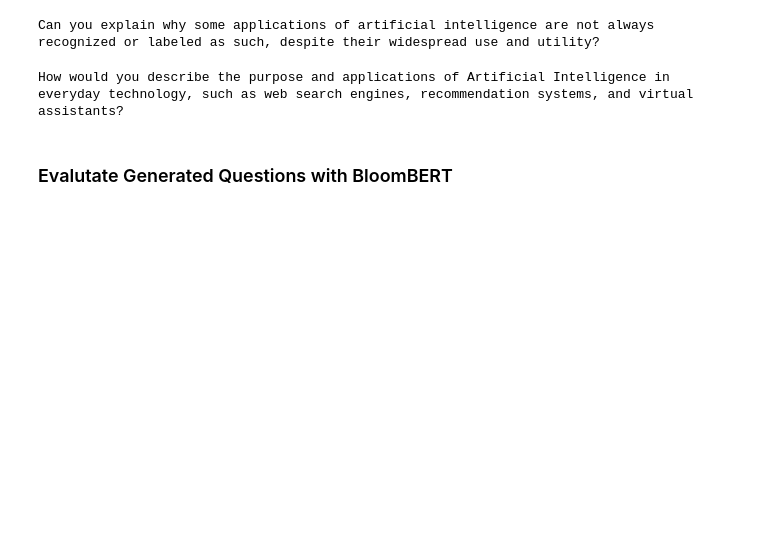
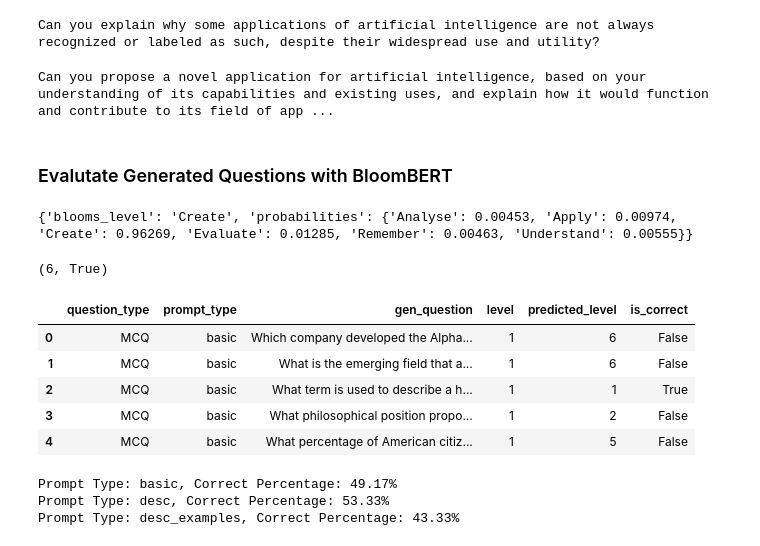
Before and after one commit to schole-ai/content-delivery, a Jupyter notebook: notebooks/bloom.ipynb, the cells around one changed output. Saved outputs shown, nothing was run; the diff lists cells and outputs as text; code cells hidden in the pictures; blank space fills up the shorter version.

```diff
--- a/notebooks/bloom.ipynb
+++ b/notebooks/bloom.ipynb
@@ -43,9 +45,33 @@ print(question)
 # %% [output]
 Can you explain why some applications of artificial intelligence are not always recognized or labeled as such, despite their widespread use and utility?
 # %%
-question = bloom_generator.generate_question(chunks[0], question_type="SAQ", level=2, prompt_type="desc_examples")
+question = bloom_generator.generate_question(chunks[0], question_type="SAQ", level=6, prompt_type="desc_examples")
 print(question)
 # %% [output]
-How would you describe the purpose and applications of Artificial Intelligence in everyday technology, such as web search engines, recommendation systems, and virtual assistants?
+Can you propose a novel application for artificial intelligence, based on your understanding of its capabilities and existing uses, and explain how it would function and contribute to its field of app ...
 # %% [markdown]
 ### Evalutate Generated Questions with BloomBERT
+# %%
+bloom_generator.evaluate_question(question, level=6)
+# %% [output]
+{'blooms_level': 'Create', 'probabilities': {'Analyse': 0.00453, 'Apply': 0.00974, 'Create': 0.96269, 'Evaluate': 0.01285, 'Remember': 0.00463, 'Understand': 0.00555}}
+(6, True)
+# %%
+# Create a DataFrame with col names: 'question_type', 'prompt_type', 'gen_question', 'level', 'predicted_level', 'is_correct'
+# with 10 records for each combination of question_type, prompt_type, and level
+
+question_types = ['MCQ', 'SAQ']
+prompt_types = ['basic', 'desc', 'desc_examples']
+levels = range(1, 7)
+
+data = []
+for question_type in tqdm(question_types, desc="Question Types"):
+    for prompt_type in tqdm(prompt_types, desc="Prompt Types"):
+        for level in tqdm(levels, desc="Levels"):
+            for _ in range(10):
+                random_chunk = np.random.choice(chunks)
+                question = bloom_generator.generate_question(random_chunk, question_type=question_type, level=level, prompt_type=prompt_type)
+                predicted_level, is_correct = bloom_generator.evaluate_question(question, level)
+                data.append([question_type, prompt_type, question, level, predicted_level, is_correct])
+
+df = pd.DataFrame(data, columns=['question_type', 'prompt_type', 'gen_question', 'level', 'predicted_level', 'is_correct'])
@@ -51,0 +81,19 @@ How would you describe the purpose and applications of Artificial Intelligence i
+# %%
+df.head()
+# %% [output]
+|  | question_type | prompt_type | gen_question | level | predicted_level | is_correct |
+| 0 | MCQ | basic | Which company developed the Alpha... | 1 | 6 | False |
+| 1 | MCQ | basic | What is the emerging field that a... | 1 | 6 | False |
+| 2 | MCQ | basic | What term is used to describe a h... | 1 | 1 | True |
+| 3 | MCQ | basic | What philosophical position propo... | 1 | 2 | False |
+| 4 | MCQ | basic | What percentage of American citiz... | 1 | 5 | False |
+# %%
+# For each pompt type, print the percentage of is_correct regardless of question type and level
+for prompt_type in prompt_types:
+    prompt_df = df[df['prompt_type'] == prompt_type]
+    correct_percentage = prompt_df['is_correct'].mean() * 100
+    print(f"Prompt Type: {prompt_type}, Correct Percentage: {correct_percentage:.2f}%")
+# %% [output]
+Prompt Type: basic, Correct Percentage: 49.17%
+Prompt Type: desc, Correct Percentage: 53.33%
+Prompt Type: desc_examples, Correct Percentage: 43.33%
```
Also changed, not shown: parts of 5 cells of this notebook, 3 other files.
